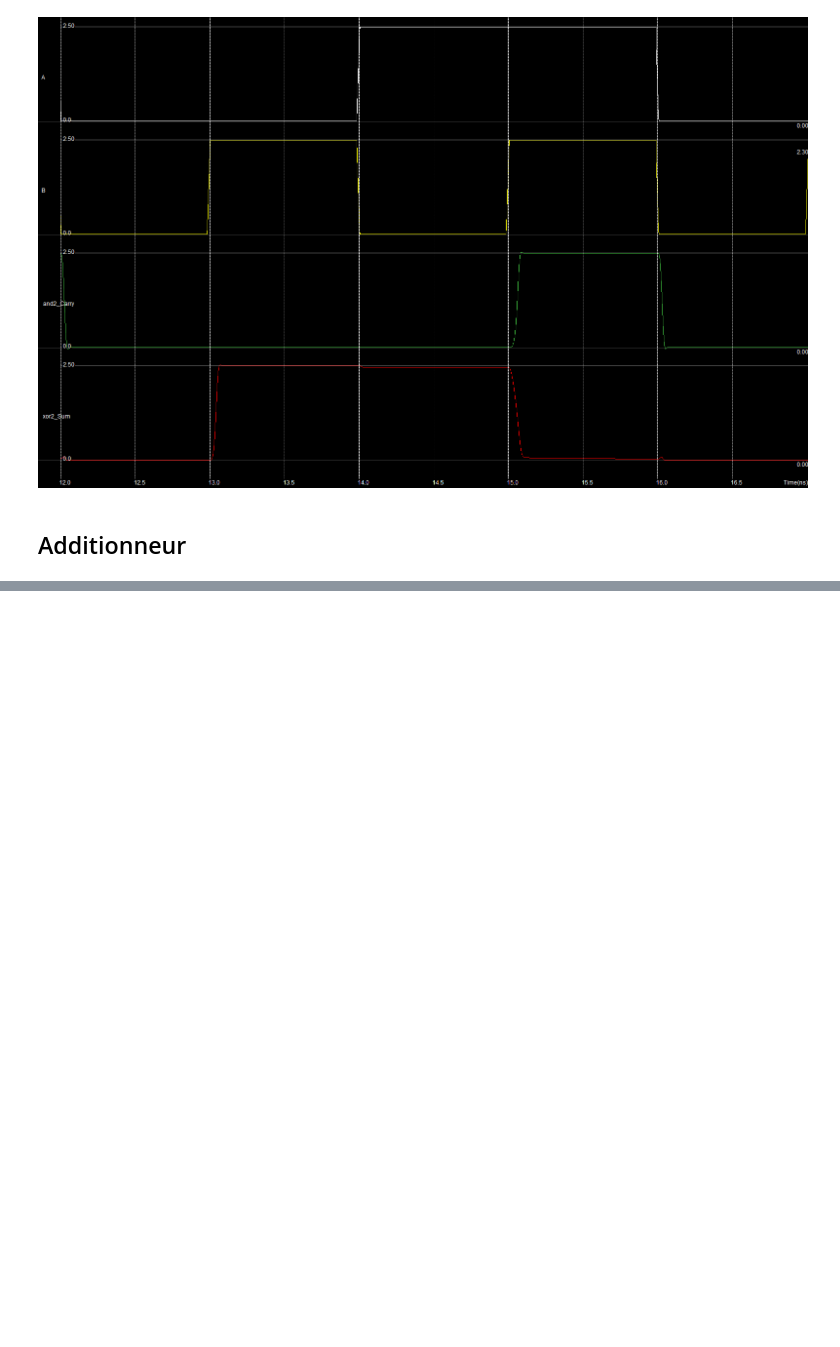
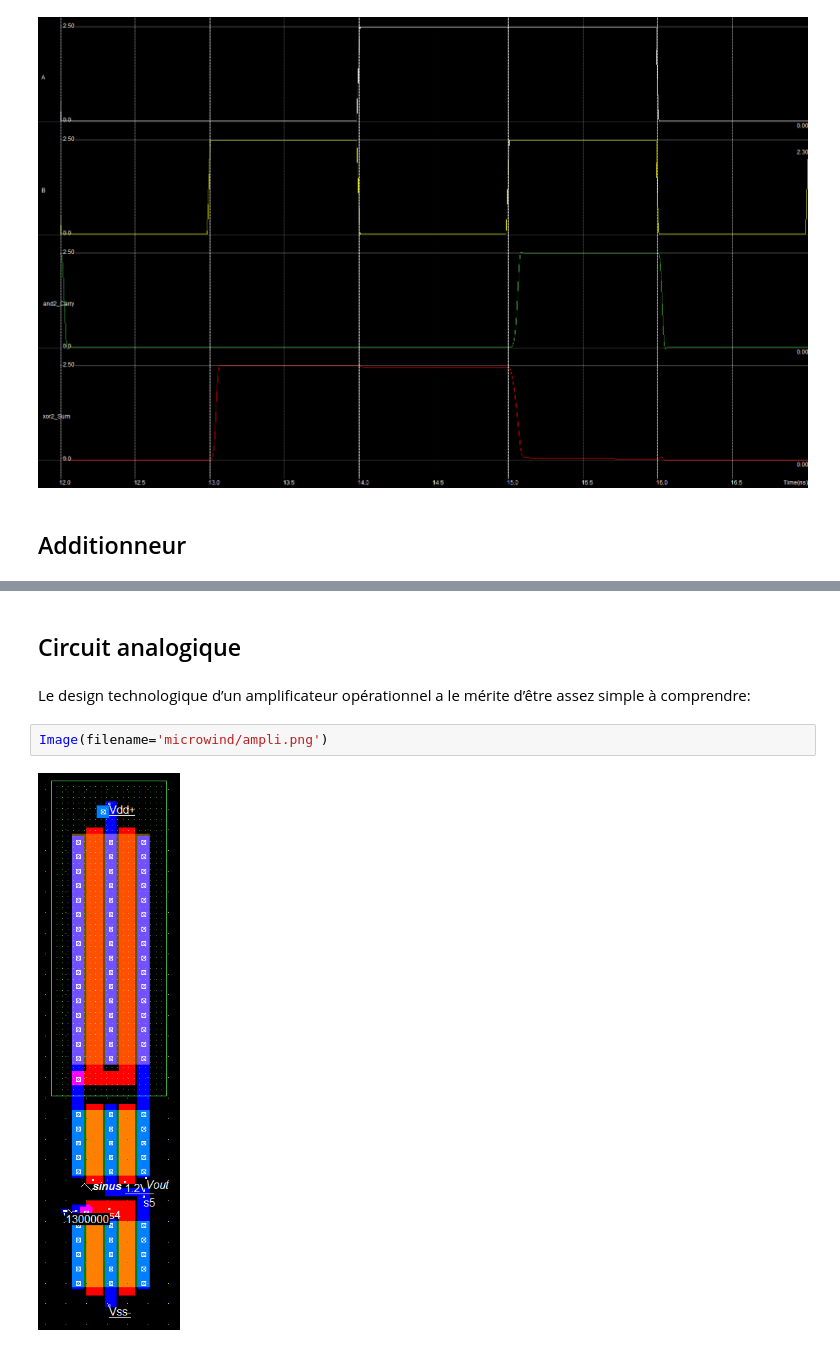
Before and after one commit to nim65s/N7, a Jupyter notebook: cours/MicroWind.ipynb, the cells around one changed output, grey strips where cells are left out. Drawn from its saved outputs; the diff is of its cells as text; blank space fills up the shorter version.

```diff
--- a/cours/MicroWind.ipynb
+++ b/cours/MicroWind.ipynb
@@ -262,0 +267,8 @@ Cette fois-ci, le schéma se complique un peu, puisque
+# %% [markdown]
+## Circuit analogique
+# %% [markdown]
+Le design technologique d’un amplificateur opérationnel a le mérite d’être assez simple à comprendre:
+# %%
+Image(filename='microwind/ampli.png')
+# %% [output]
+[figure, added]
```
Also changed, not shown: parts of 14 cells of this notebook, 43 other files.
